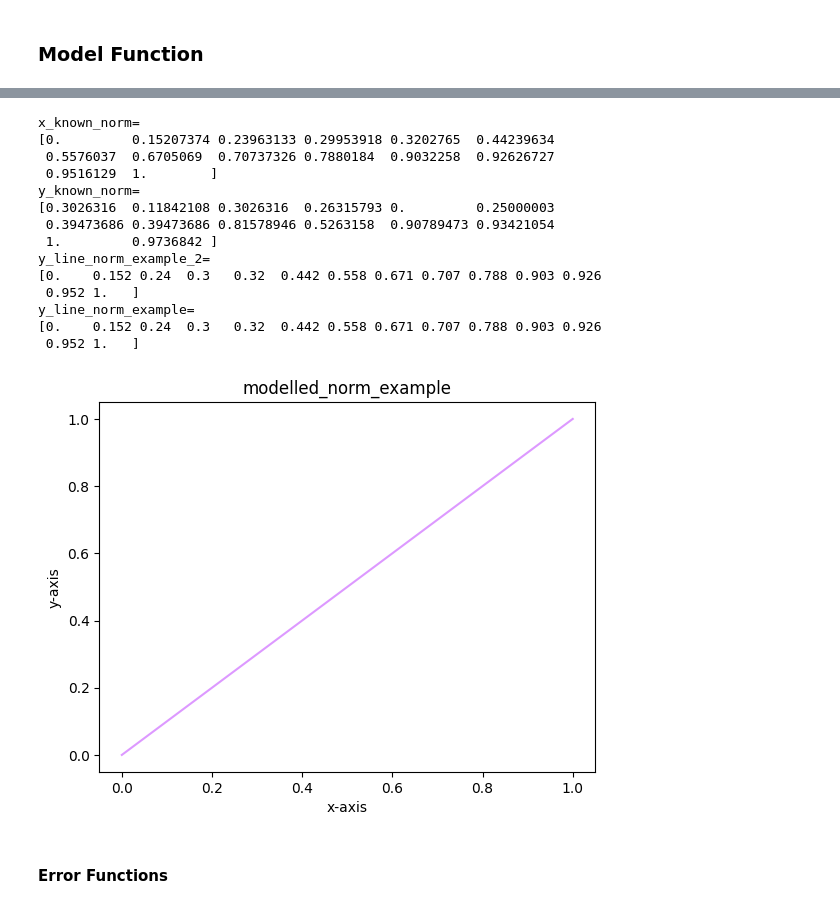
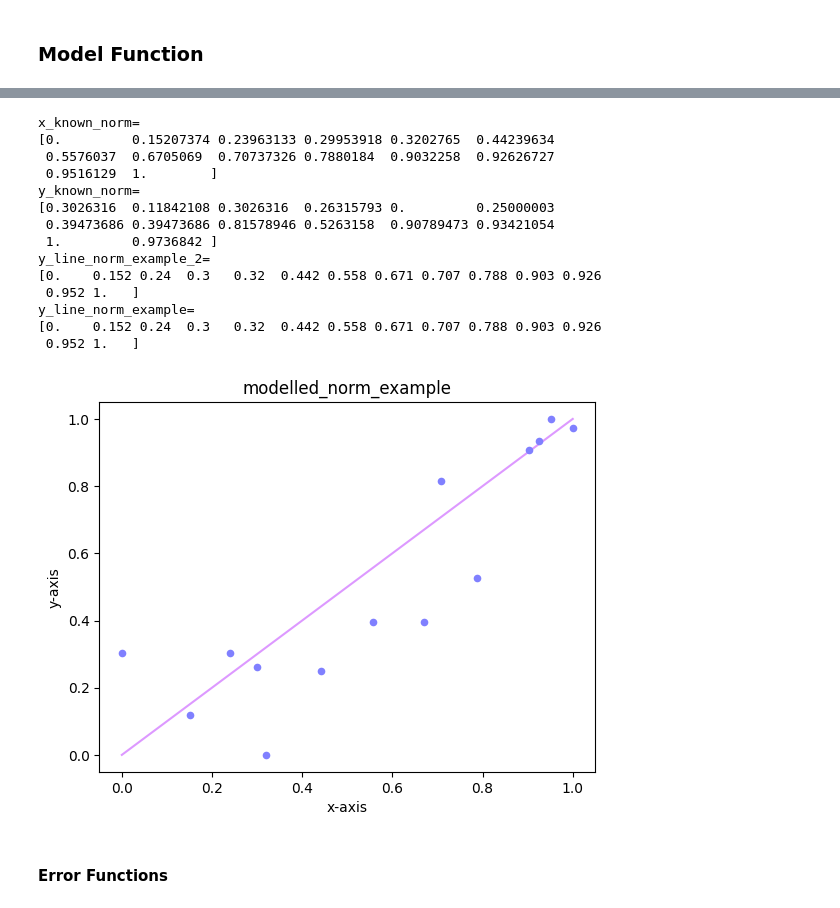
Before and after one commit to aisven/fullstack-ml-academy-homework, a Jupyter notebook: notepads/07-Gradientenverfahren/07-Gradientenverfahren.ipynb, the cells around one changed output, grey strips where cells are left out. Saved outputs shown, nothing was run; the diff lists cells and outputs as text; code cells hidden in the pictures.

```diff
--- a/notepads/07-Gradientenverfahren/07-Gradientenverfahren.ipynb
+++ b/notepads/07-Gradientenverfahren/07-Gradientenverfahren.ipynb
@@ -404,7 +405,7 @@ print(f"y_known_norm=\n{y_known_norm}")
 # our more carefully chosen examples for w and b as plain python floats
 w1_norm_scalar = 1.
 assert np.isscalar(w1_norm_scalar)
-b_norm_scalar = .0
+b_norm_scalar = .0001
 assert np.isscalar(b_norm_scalar)
 
 # try out the numpy version with our known x values
@@ -427,34 +428,35 @@ y_line_norm_example = f(w1_norm_np, x_known_norm, b_norm_np)
 assert y_line_norm_example.shape == y_known_norm.shape
 assert y_line_norm_example.dtype == 'float32'
 assert not np.isscalar(y_line_norm_example)
 print(f"y_line_norm_example=\n{np.round(y_line_norm_example, 3)}")
 
 # the values in the last two result arrays should equal
 assert (y_line_norm_example == y_line_norm_example_2).all()
 
 # just a plain line plot of the model function regarding a try out with normalized data
 plt.figure(dpi=100)
 plt.plot(x_known_norm,y_line_norm_example,color='#dd99ff')
+plt.plot(x_known_norm,y_known_norm,linestyle='',marker='.',markersize=11.,markerfacecolor='#8080ff',markeredgewidth=.0)
 plt.title('modelled_norm_example')
 plt.xlabel('x-axis')
 plt.ylabel('y-axis')
 plt.show()
 # %% [output]
 x_known_norm=
 [0.         0.15207374 0.23963133 0.29953918 0.3202765  0.44239634
  0.5576037  0.6705069  0.70737326 0.7880184  0.9032258  0.92626727
  0.9516129  1.        ]
 y_known_norm=
 [0.3026316  0.11842108 0.3026316  0.26315793 0.         0.25000003
  0.39473686 0.39473686 0.81578946 0.5263158  0.90789473 0.93421054
  1.         0.9736842 ]
 y_line_norm_example_2=
 [0.    0.152 0.24  0.3   0.32  0.442 0.558 0.671 0.707 0.788 0.903 0.926
  0.952 1.   ]
 y_line_norm_example=
 [0.    0.152 0.24  0.3   0.32  0.442 0.558 0.671 0.707 0.788 0.903 0.926
  0.952 1.   ]
-[figure, old version]
+[figure, new version]
 # %% [markdown]
 #### Error Functions
 # %%
```
Also changed, not shown: parts of 6 cells of this notebook.
